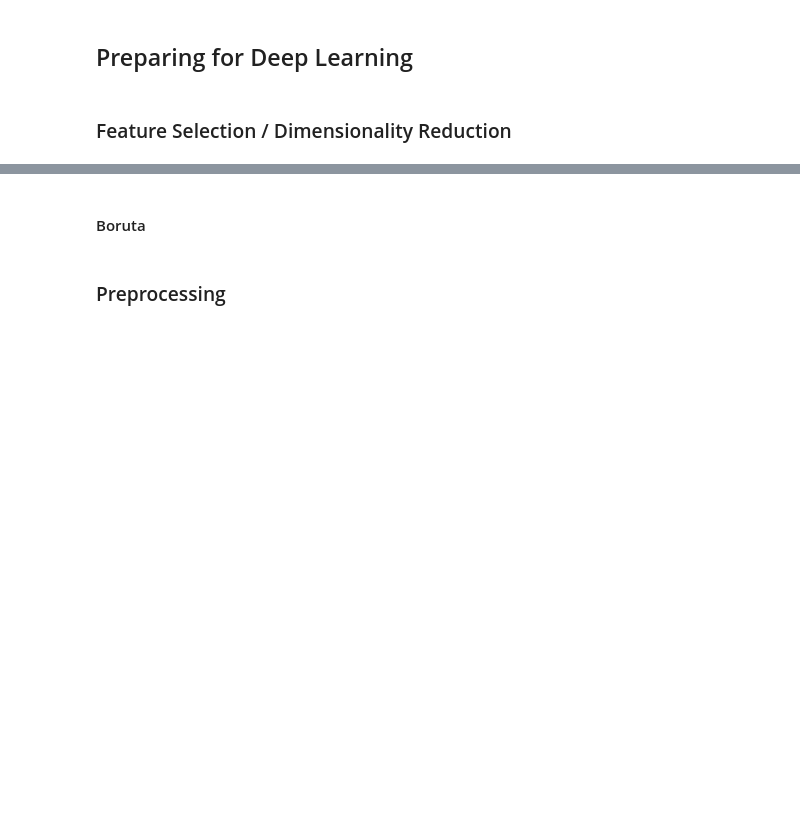
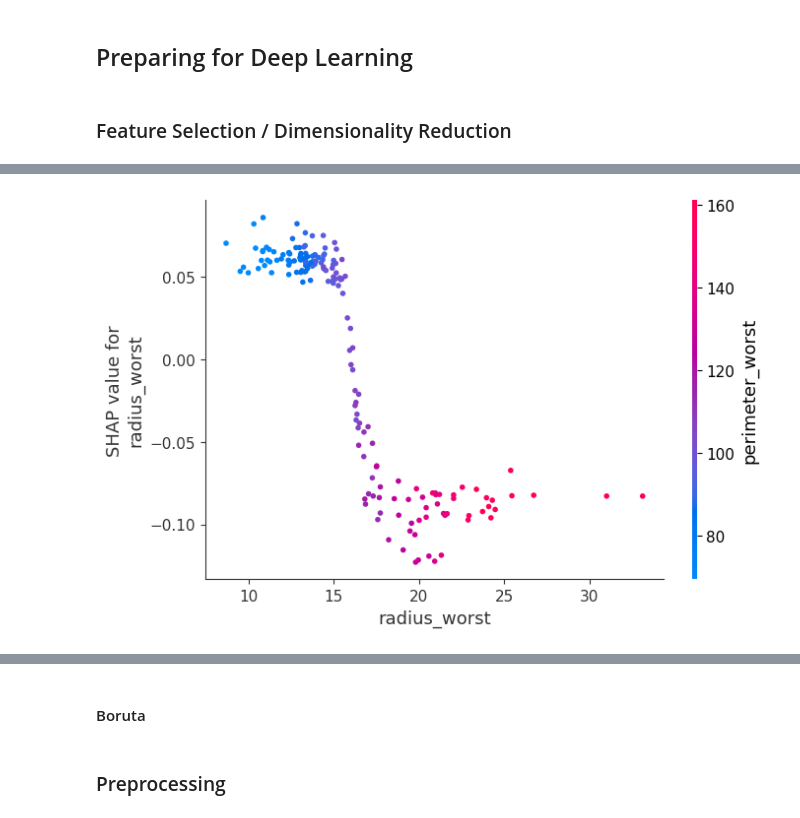
Before and after one commit to julienRactM/building-perceptron, a Jupyter notebook: building-perceptron.ipynb, the cells around one changed output, grey strips where cells are left out. Drawn from its saved outputs; the diff is of its cells as text; code cells hidden in the pictures; blank space fills up the shorter version.

```diff
--- a/building-perceptron.ipynb
+++ b/building-perceptron.ipynb
@@ -72,0 +307,4 @@ df.head(2)
+# %%
+shap.dependence_plot("radius_worst", shap_values[0], X_test,interaction_index="perimeter_worst")
+# %% [output]
+[figure, added]
```
Also changed, not shown: parts of 40 cells of this notebook.
